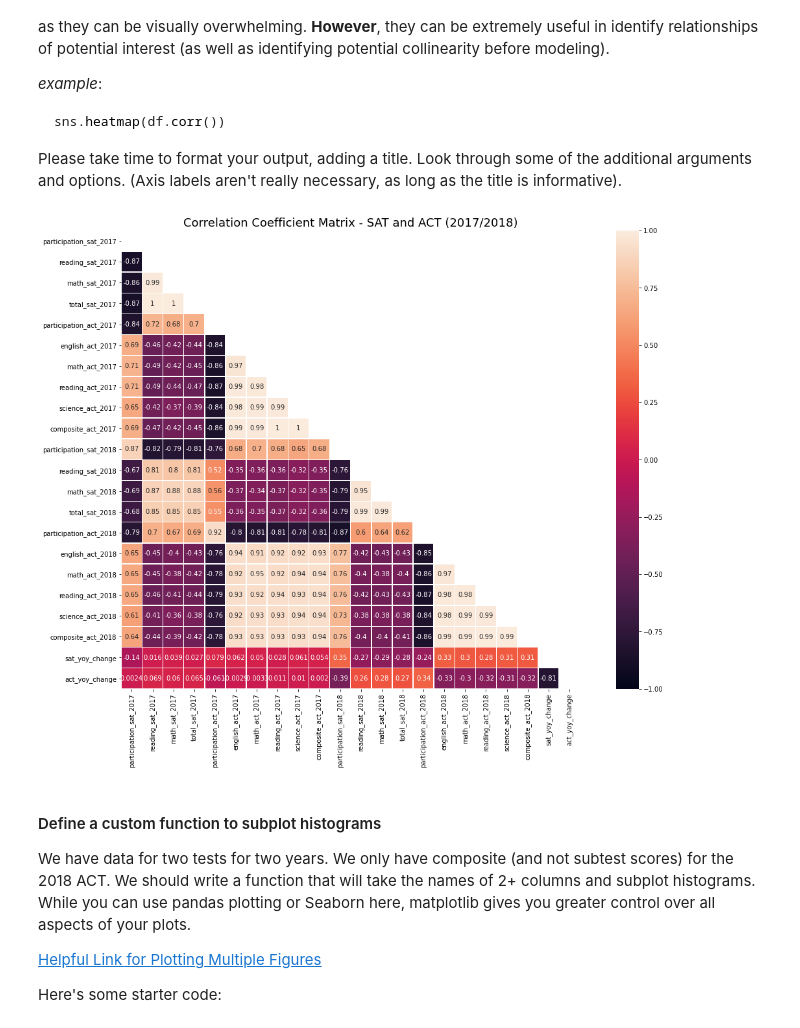
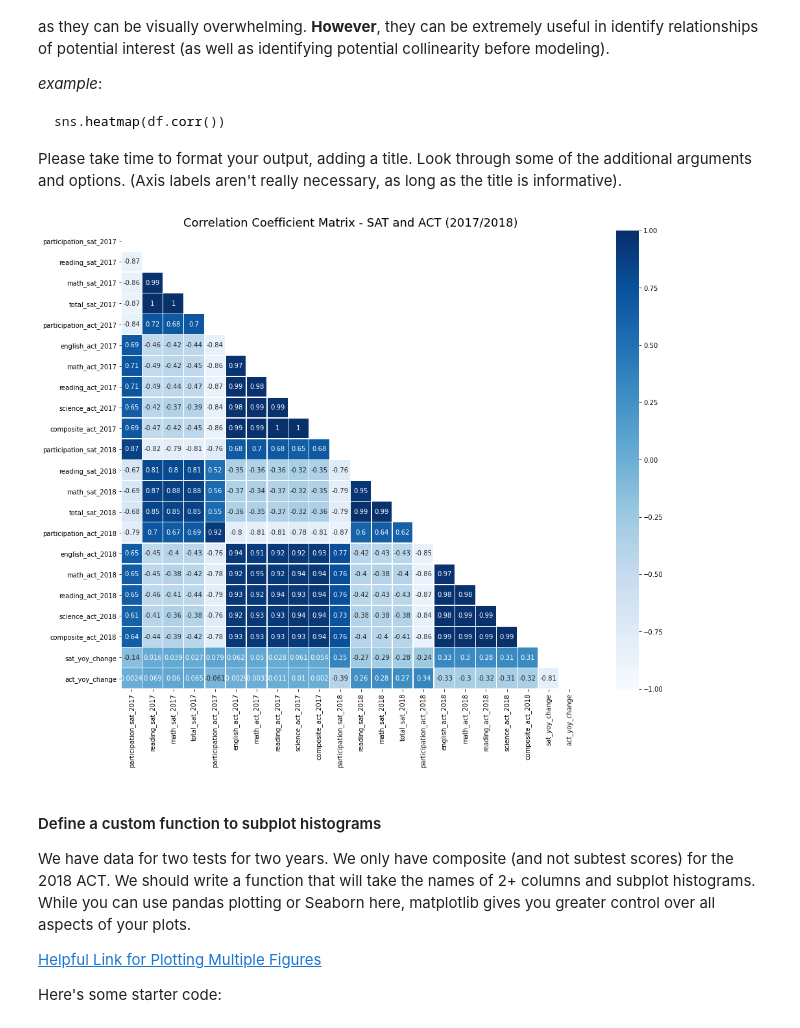
Before and after one commit to leungesther/DSI-Projects, a Jupyter notebook: Project 1 - SAT and ACT Analysis/code/sat_and_act_analysis.ipynb, the cells around one changed output. Cells and saved outputs as stored; diff of their text form; code cells hidden in the pictures.

```diff
--- a/Project 1 - SAT and ACT Analysis/code/sat_and_act_analysis.ipynb
+++ b/Project 1 - SAT and ACT Analysis/code/sat_and_act_analysis.ipynb
@@ -1296,14 +1290,14 @@ Please take time to format your output, adding a title. Look through some of the
 # %%
 fig, ax = plt.subplots(figsize=(20,13))
 # sns.set(font_scale=1.1)
 
 mask = np.zeros_like(final.corr())
 mask[np.triu_indices_from(mask)] = True
 
-g = sns.heatmap(final.corr(), annot=True, square= True, vmin=-1 ,vmax=1, mask=mask, linewidths=0.5);
+g = sns.heatmap(final.corr(), annot=True, square= True, vmin=-1 ,vmax=1, mask=mask, cmap = "Blues", linewidths=0.5);
 g.set_title('Correlation Coefficient Matrix - SAT and ACT (2017/2018)', fontsize=18);
 # %% [output]
-[figure, old version]
+[figure, new version]
 # %% [markdown]
 #### Define a custom function to subplot histograms
 
```
Also changed, not shown: parts of 6 cells of this notebook, 1 other file.
